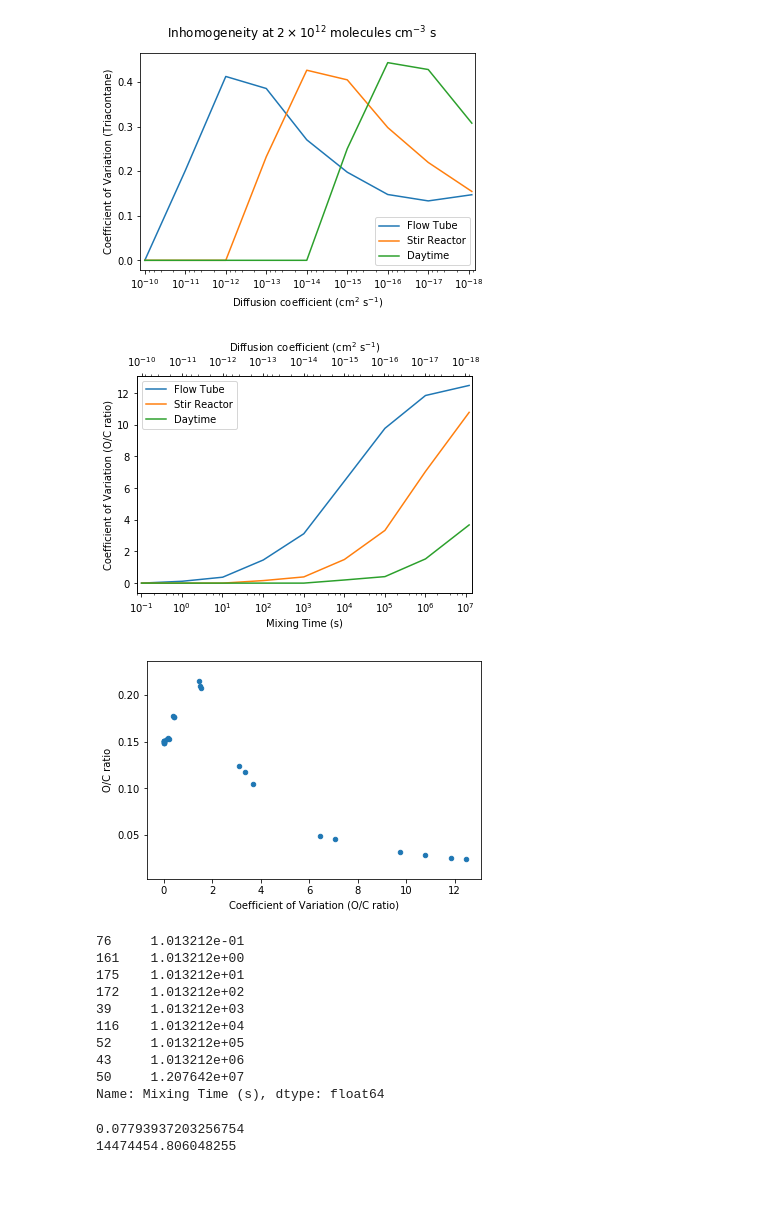
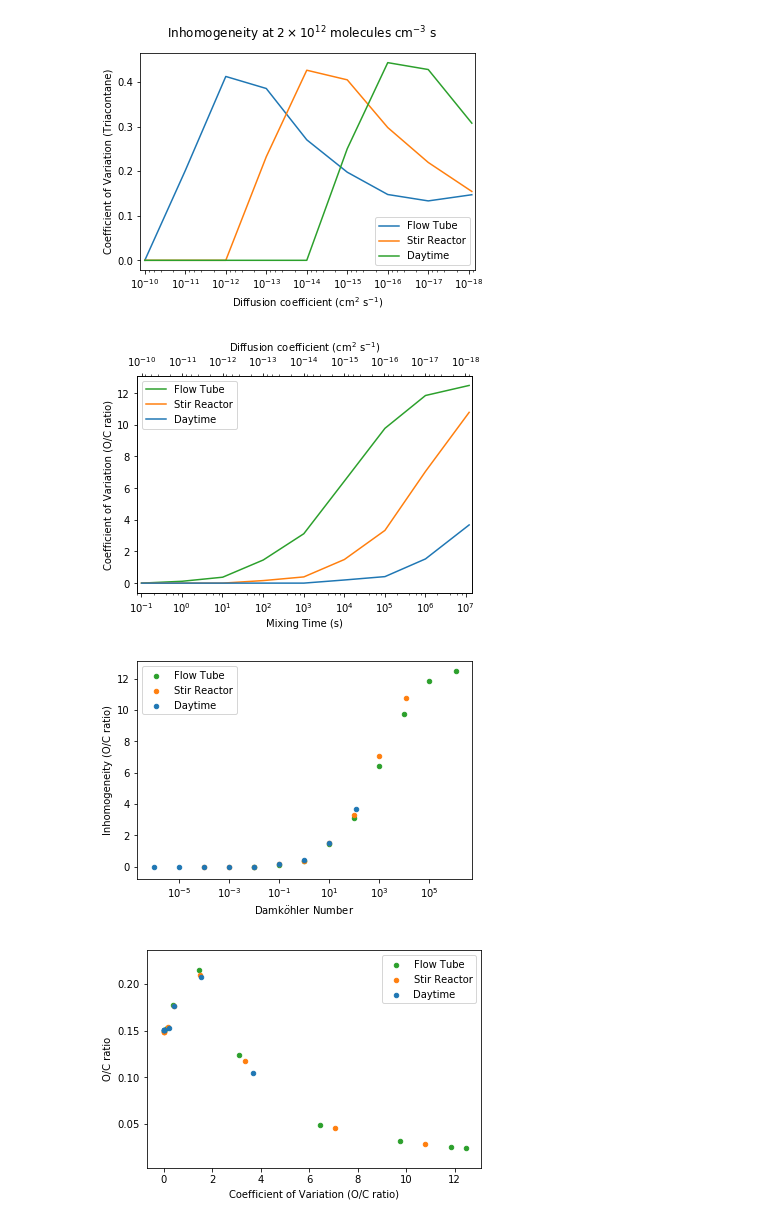
Before and after one commit to aawiegel/StackSimAnalysis, a Jupyter notebook: python/DiffusionSeries.ipynb, the cells around one changed output. Saved outputs shown, nothing was run; the diff lists cells and outputs as text; code cells hidden in the pictures; blank space fills up the shorter version.

Commit message:
more damkueler numbers

```diff
--- a/python/DiffusionSeries.ipynb
+++ b/python/DiffusionSeries.ipynb
@@ -687,53 +687,53 @@ for cond in condition:
 
     # Put diffusion coefficient, characteristic mixing time, and cov in data frame
     cov_data[cond][diff_string] = coef
     cov_data[cond]["Mixing Time (s)"] = 2E-5**2/coef/np.pi**2/4
+    cov_data[cond]['Damkueler'] = calc_Damkueler(cov_data[cond][diff_string],
+                                                    cond_OH_conv[cond])
     #cov_data[cond][data_string] = cov
 
     cov_data[cond].plot(x = "Mixing Time (s)", y = data_string, ax = ax,
-                   logx=True, kind = 'line', xlim=(0.078, 1.4E7))
+                       logx=True, kind = 'line', xlim=(0.078, 1.4E7), color = cond_color[cond])
 
 ax.legend(cond_string_conv.values())
 ax.set_xlabel("Mixing Time (s)")
 ax.set_ylabel("Coefficient of Variation (O/C ratio)")
 
 mirrorax.set_xlim([1.3E-10, 7E-19])
 mirrorax.set_xlabel(diff_string)
 mirrorax.set_xscale('log')
 
 fig.savefig(os.path.join(subdir, 'ocratio_cov.png'),
             fmt='png', dpi=300, bbox_inches='tight')
 
 plt.show()
 
 fig, ax = plt.subplots(1)
 
 for cond in condition:
-    cov_data[cond].plot(x = data_string, y = "O/C ratio", ax = ax, kind = 'scatter')
+    cov_data[cond].plot(x = "Damkueler", y = data_string, ax = ax,
+                       logx = True, kind = 'scatter',
+                       color = cond_color[cond], label=cond_string_conv[cond])
+
+ax.set_xlabel(r'Damk$\ddot{o}$hler Number')
+ax.set_ylabel('Inhomogeneity (O/C ratio)')
+
+fig.savefig(os.path.join(subdir, 'ocratio_cov_damkueler.png'),
+           fmt = 'png', dpi=300, bbox_inches='tight')
+
+plt.show()
+
+fig, ax = plt.subplots(1)
+
+for cond in condition:
+    cov_data[cond].plot(x = data_string, y = "O/C ratio", ax = ax, kind = 'scatter',
+                       color = cond_color[cond], label=cond_string_conv[cond])
 
 ax.set_xlabel("Coefficient of Variation (O/C ratio)")
 fig.savefig(os.path.join(subdir, "ocratio_inhomogen.png"),
            fmt='png', dpi=300, bbox_inches='tight')
 plt.show()
 # %% [output]
-[figure, old version]
+[figure, new version]
-[figure, old version]
+[figure, new version]
+[figure, added]
-# %%
-print(cov_data["ft"]["Mixing Time (s)"])
-# %% [output]
-76     1.013212e-01
-161    1.013212e+00
-175    1.013212e+01
-172    1.013212e+02
-39     1.013212e+03
-116    1.013212e+04
-52     1.013212e+05
-43     1.013212e+06
-50     1.207642e+07
-Name: Mixing Time (s), dtype: float64
-# %%
-print(2E-5**2/1.3E-10/np.pi**2/4)
-print(2E-5**2/7E-19/np.pi**2/4)
-# %% [output]
-0.07793937203256754
-14474454.806048255
```
